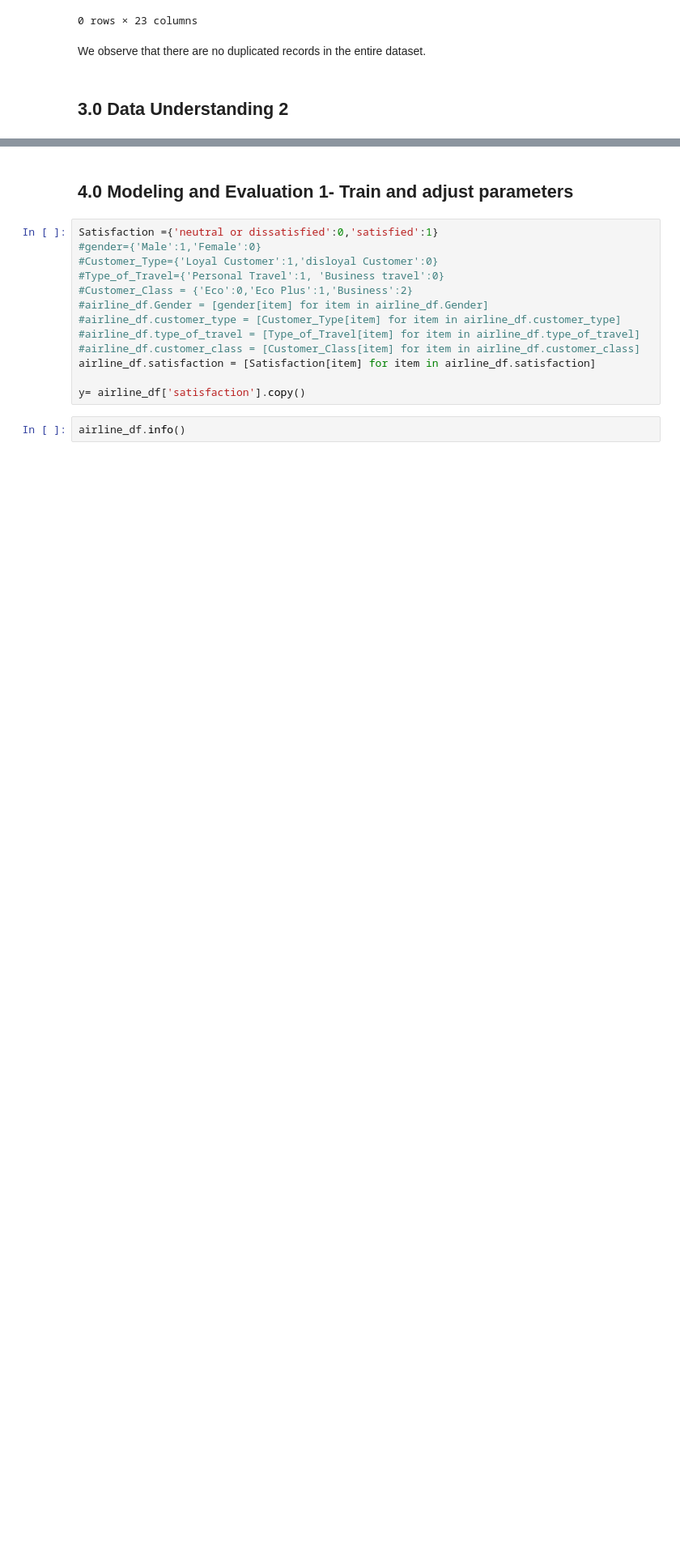
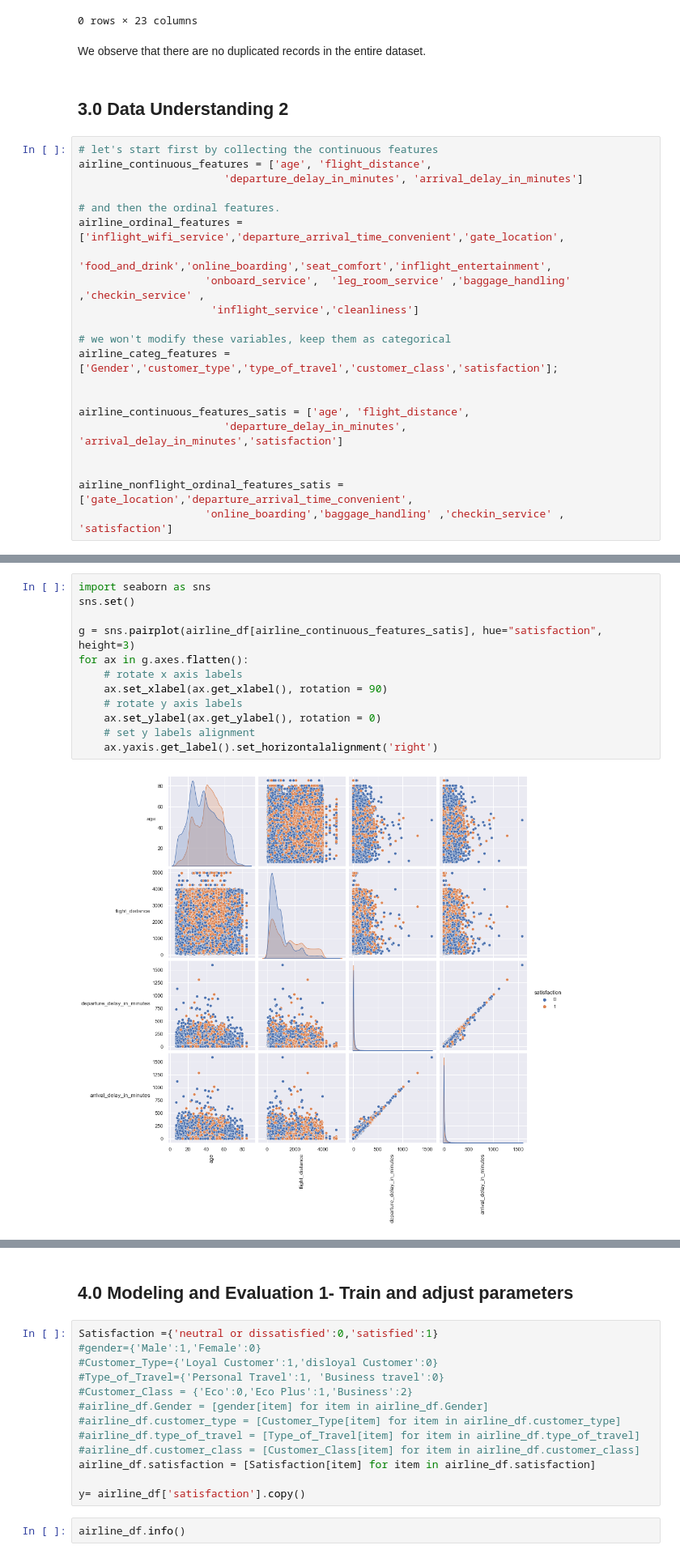
Before and after one commit to wangrenfeng0/Machine-Learning-I, a Jupyter notebook: lab3/Lab 3 Clustering Renfeng Wang with deployment.ipynb, the cells around one changed output, grey strips where cells are left out. Shown at 81% size. Saved outputs shown, nothing was run; the diff lists cells and outputs as text; blank space fills up the shorter version.

```diff
--- a/lab3/Lab 3 Clustering Renfeng Wang with deployment.ipynb
+++ b/lab3/Lab 3 Clustering Renfeng Wang with deployment.ipynb
@@ -306,3 +306,24 @@ airline_df[airline_df.duplicated()]
 We observe that there are no duplicated records in the entire dataset.
 # %% [markdown]
 ## 3.0 Data Understanding 2
+# %%
+# let's start first by collecting the continuous features
+airline_continuous_features = ['age', 'flight_distance',
+                       'departure_delay_in_minutes', 'arrival_delay_in_minutes']
+
+# and then the ordinal features.
+airline_ordinal_features = ['inflight_wifi_service','departure_arrival_time_convenient','gate_location',
+                    'food_and_drink','online_boarding','seat_comfort','inflight_entertainment',
+                    'onboard_service',  'leg_room_service' ,'baggage_handling' ,'checkin_service' ,
+                     'inflight_service','cleanliness']
+
+# we won't modify these variables, keep them as categorical
+airline_categ_features = ['Gender','customer_type','type_of_travel','customer_class','satisfaction'];
+
+
+airline_continuous_features_satis = ['age', 'flight_distance',
+                       'departure_delay_in_minutes', 'arrival_delay_in_minutes','satisfaction']
+
+
+airline_nonflight_ordinal_features_satis = ['gate_location','departure_arrival_time_convenient',
+                    'online_boarding','baggage_handling' ,'checkin_service' , 'satisfaction']
@@ -308,0 +334,14 @@ We observe that there are no duplicated records in the entire dataset.
+# %%
+import seaborn as sns
+sns.set()
+
+g = sns.pairplot(airline_df[airline_continuous_features_satis], hue="satisfaction", height=3)
+for ax in g.axes.flatten():
+    # rotate x axis labels
+    ax.set_xlabel(ax.get_xlabel(), rotation = 90)
+    # rotate y axis labels
+    ax.set_ylabel(ax.get_ylabel(), rotation = 0)
+    # set y labels alignment
+    ax.yaxis.get_label().set_horizontalalignment('right')
+# %% [output]
+[figure, added]
```
Also changed, not shown: parts of 6 cells of this notebook.
